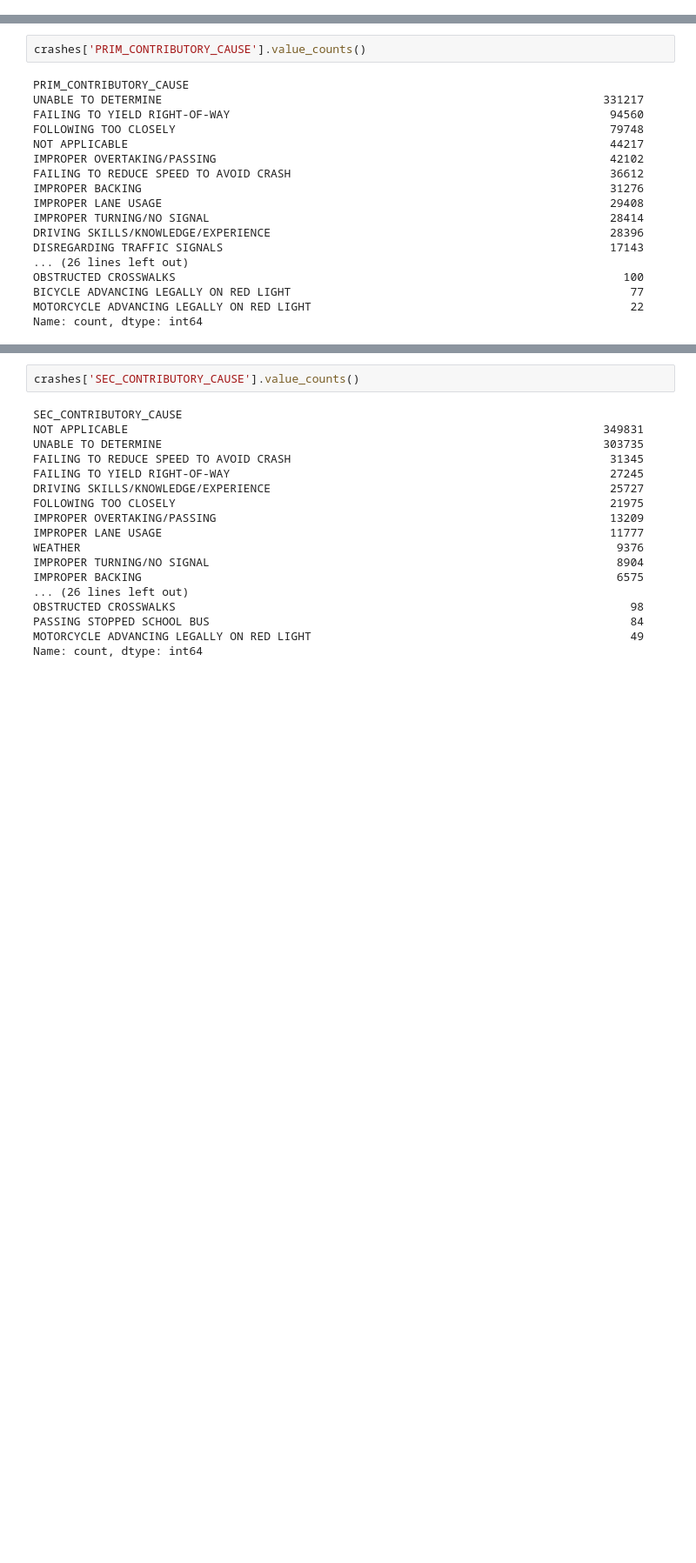
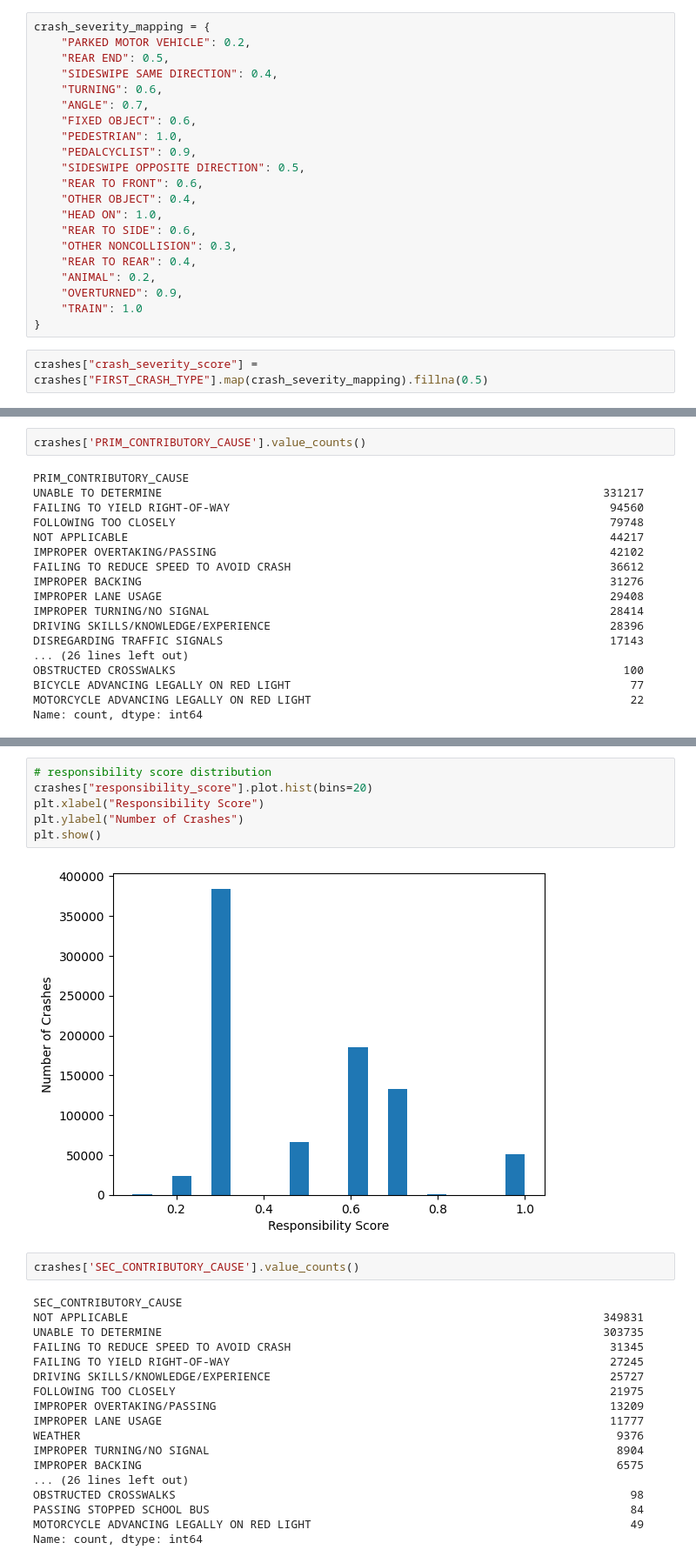
Before and after one commit to lavo2/DataMining-Project, a Jupyter notebook: 1-understanding.ipynb, the cells around one changed output, grey strips where cells are left out. Shown at 87% size. Saved outputs shown, nothing was run; the diff lists cells and outputs as text; blank space fills up the shorter version.

```diff
--- a/1-understanding.ipynb
+++ b/1-understanding.ipynb
@@ -451,6 +451,29 @@ ANIMAL                             627
 OVERTURNED                         528
 TRAIN                               45
 Name: count, dtype: int64
+# %%
+crash_severity_mapping = {
+    "PARKED MOTOR VEHICLE": 0.2,
+    "REAR END": 0.5,
+    "SIDESWIPE SAME DIRECTION": 0.4,
+    "TURNING": 0.6,
+    "ANGLE": 0.7,
+    "FIXED OBJECT": 0.6,
+    "PEDESTRIAN": 1.0,
+    "PEDALCYCLIST": 0.9,
+    "SIDESWIPE OPPOSITE DIRECTION": 0.5,
+    "REAR TO FRONT": 0.6,
+    "OTHER OBJECT": 0.4,
+    "HEAD ON": 1.0,
+    "REAR TO SIDE": 0.6,
+    "OTHER NONCOLLISION": 0.3,
+    "REAR TO REAR": 0.4,
+    "ANIMAL": 0.2,
+    "OVERTURNED": 0.9,
+    "TRAIN": 1.0
+}
+# %%
+crashes["crash_severity_score"] = crashes["FIRST_CRASH_TYPE"].map(crash_severity_mapping).fillna(0.5)
 # %%
 crashes['TRAFFICWAY_TYPE'].value_counts()
 # %% [output]
@@ -717,3 +841,11 @@ Name: count, dtype: int64
+# %%
+# responsibility score distribution
+crashes["responsibility_score"].plot.hist(bins=20)
+plt.xlabel("Responsibility Score")
+plt.ylabel("Number of Crashes")
+plt.show()
+# %% [output]
+[figure, added]
 # %%
 crashes['SEC_CONTRIBUTORY_CAUSE'].value_counts()
 # %% [output]
```
Also changed, not shown: parts of 9 cells of this notebook, 4 other files.
